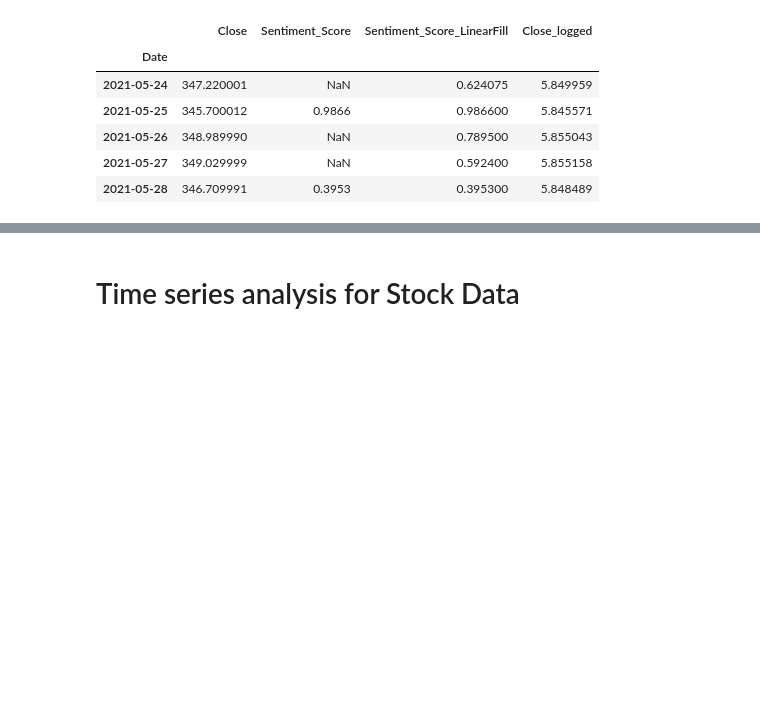
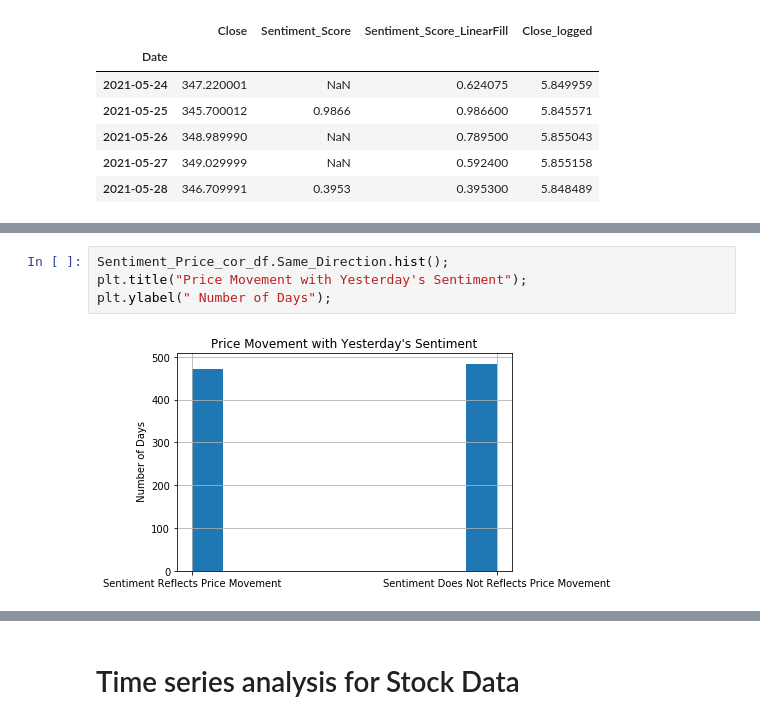
Before and after one commit to stevenkyle2013/Capstone, a Jupyter notebook: Main.ipynb, the cells around one changed output, grey strips where cells are left out. Drawn from its saved outputs; the diff is of its cells as text; blank space fills up the shorter version.

```diff
--- a/Main.ipynb
+++ b/Main.ipynb
@@ -648,0 +791,6 @@ Final_df.tail(5)
+# %%
+Sentiment_Price_cor_df.Same_Direction.hist();
+plt.title("Price Movement with Yesterday's Sentiment");
+plt.ylabel(" Number of Days");
+# %% [output]
+[figure, added]
```
Also changed, not shown: parts of 36 cells of this notebook, 16 other files.
